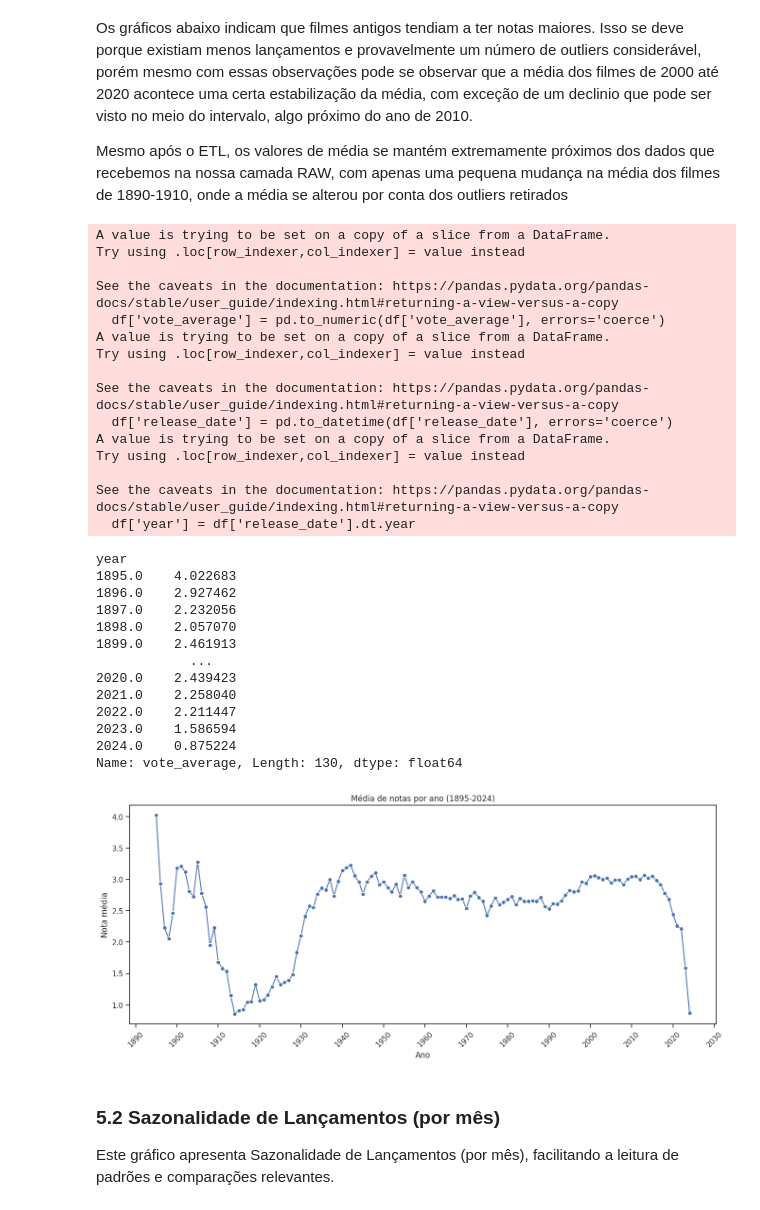
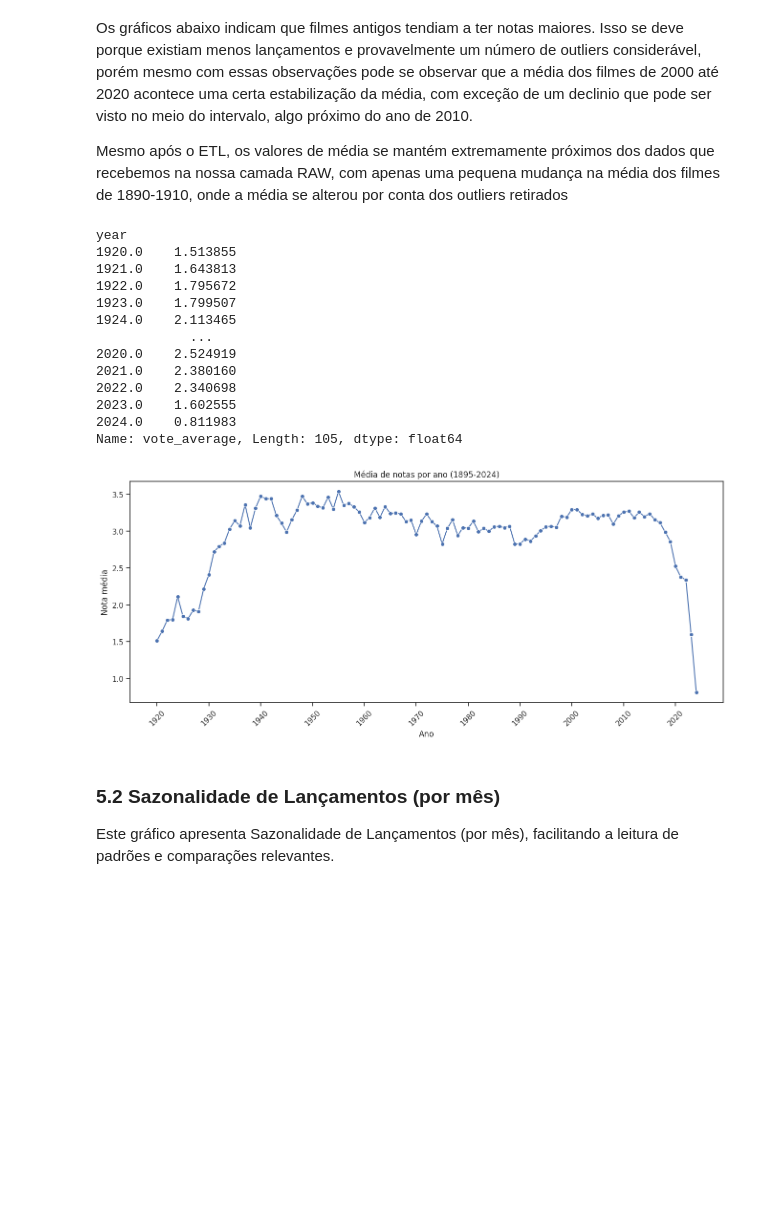
Before and after one commit to kauaneiras/Grupo-8-SBD2, a Jupyter notebook: Data Layer/silver/analytics.ipynb, the cells around one changed output. Cells and saved outputs as stored; diff of their text form; code cells hidden in the pictures; blank space fills up the shorter version.

```diff
--- a/Data Layer/silver/analytics.ipynb
+++ b/Data Layer/silver/analytics.ipynb
@@ -470,7 +476,8 @@ plt.show()
 ### Distribuição de Runtime por Década
 # %%
 df['decade'] = (df['release_date'].dt.year // 10 * 10).dropna().astype(int).astype(str)
-
+# Remove runtime maior que 300 minutos
+df = df[df['runtime'] <= 300]
 # Ordem das décadas
 ordem_decadas = sorted(df['decade'].dropna().unique())
 
@@ -731,60 +761,45 @@ Mesmo após o ETL, os valores de média se mantém extremamente próximos dos da
 # %%
 # Converte a coluna 'vote_average' para número, valores inválidos viram NaN, release_date para datetime
 df['vote_average'] = pd.to_numeric(df['vote_average'], errors='coerce')
 df['release_date'] = pd.to_datetime(df['release_date'], errors='coerce')
 df['year'] = df['release_date'].dt.year
 
 # Filtra anos de 1895 a 2024
 df_limpo = df.dropna(subset=['year', 'vote_average'])
-df_limpo = df_limpo[(df_limpo['year'] >= 1895) & (df_limpo['year'] <= 2024)]
+df_limpo = df_limpo[(df_limpo['year'] >= 1920) & (df_limpo['year'] <= 2024)]
 
 media_por_ano = df_limpo.groupby('year')['vote_average'].mean().sort_index()
 print(media_por_ano)
 
 sns.set_style('ticks')
 
 # Gráfico
 plt.figure(figsize=(16,6))
 sns.lineplot(x=media_por_ano.index, y=media_por_ano.values, marker='o')
 plt.title("Média de notas por ano (1895-2024)")
 plt.xlabel("Ano")
 plt.ylabel("Nota média")
 
 # Configura os intervalos do eixo X para 10 em 10 anos
 plt.gca().xaxis.set_major_locator(MultipleLocator(10))
 plt.xticks(rotation=45)
 
 plt.show()
 # %% [output]
-A value is trying to be set on a copy of a slice from a DataFrame.
-Try using .loc[row_indexer,col_indexer] = value instead
-
-See the caveats in the documentation: https://pandas.pydata.org/pandas-docs/stable/user_guide/indexing.html#returning-a-view-versus-a-copy
-  df['vote_average'] = pd.to_numeric(df['vote_average'], errors='coerce')
-A value is trying to be set on a copy of a slice from a DataFrame.
-Try using .loc[row_indexer,col_indexer] = value instead
-
-See the caveats in the documentation: https://pandas.pydata.org/pandas-docs/stable/user_guide/indexing.html#returning-a-view-versus-a-copy
-  df['release_date'] = pd.to_datetime(df['release_date'], errors='coerce')
-A value is trying to be set on a copy of a slice from a DataFrame.
-Try using .loc[row_indexer,col_indexer] = value instead
-
-See the caveats in the documentation: https://pandas.pydata.org/pandas-docs/stable/user_guide/indexing.html#returning-a-view-versus-a-copy
-  df['year'] = df['release_date'].dt.year
+year
+1920.0    1.513855
+1921.0    1.643813
+1922.0    1.795672
+1923.0    1.799507
+1924.0    2.113465
+            ...
+2020.0    2.524919
+2021.0    2.380160
+2022.0    2.340698
+2023.0    1.602555
+2024.0    0.811983
+Name: vote_average, Length: 105, dtype: float64
-year
-1895.0    4.022683
-1896.0    2.927462
-1897.0    2.232056
-1898.0    2.057070
-1899.0    2.461913
-            ...
-2020.0    2.439423
-2021.0    2.258040
-2022.0    2.211447
-2023.0    1.586594
-2024.0    0.875224
-Name: vote_average, Length: 130, dtype: float64
-[figure, old version]
+[figure, new version]
 # %% [markdown]
 ### 5.2 Sazonalidade de Lançamentos (por mês)
 
```
Also changed, not shown: parts of 22 cells of this notebook, 3 other files.
